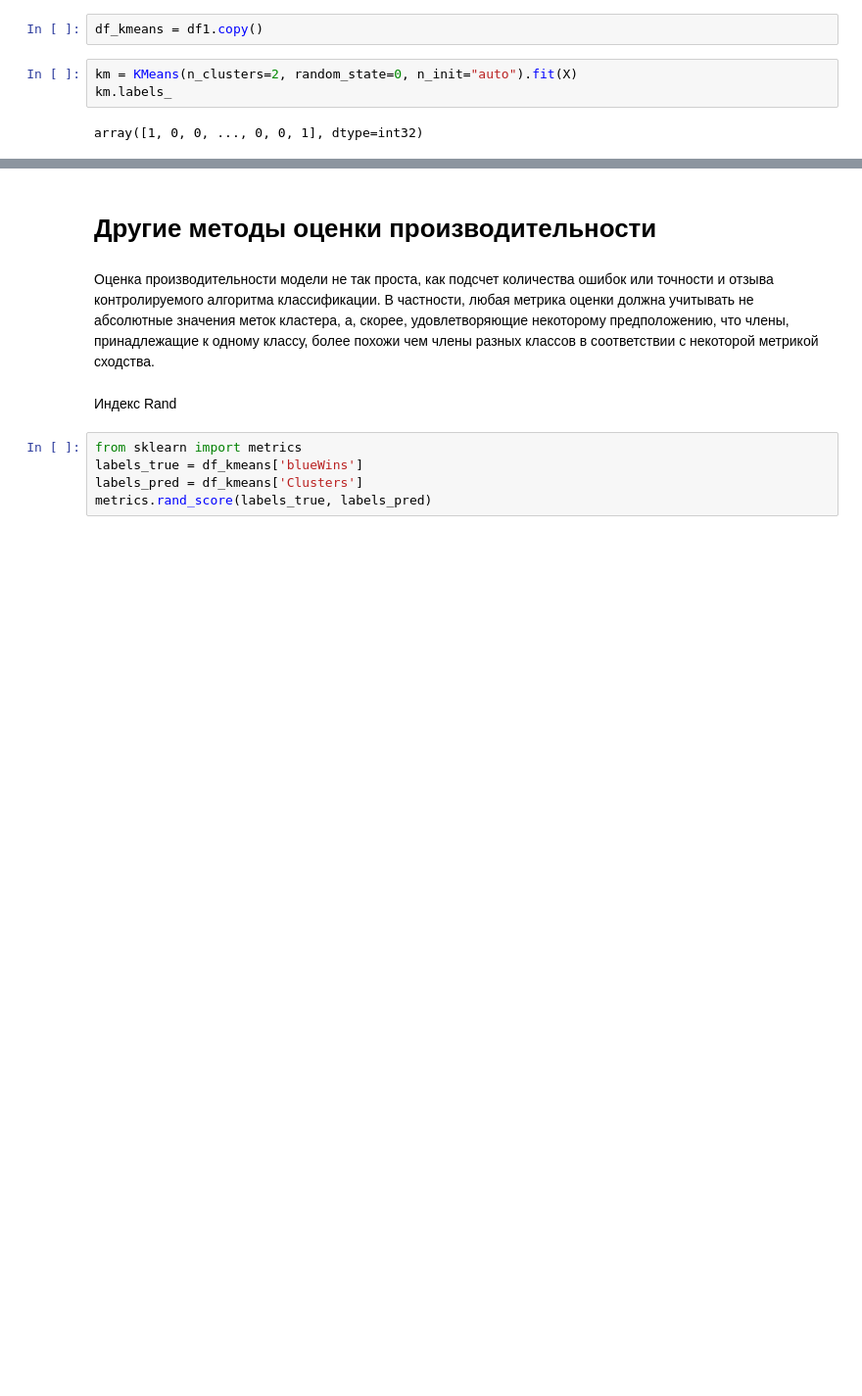
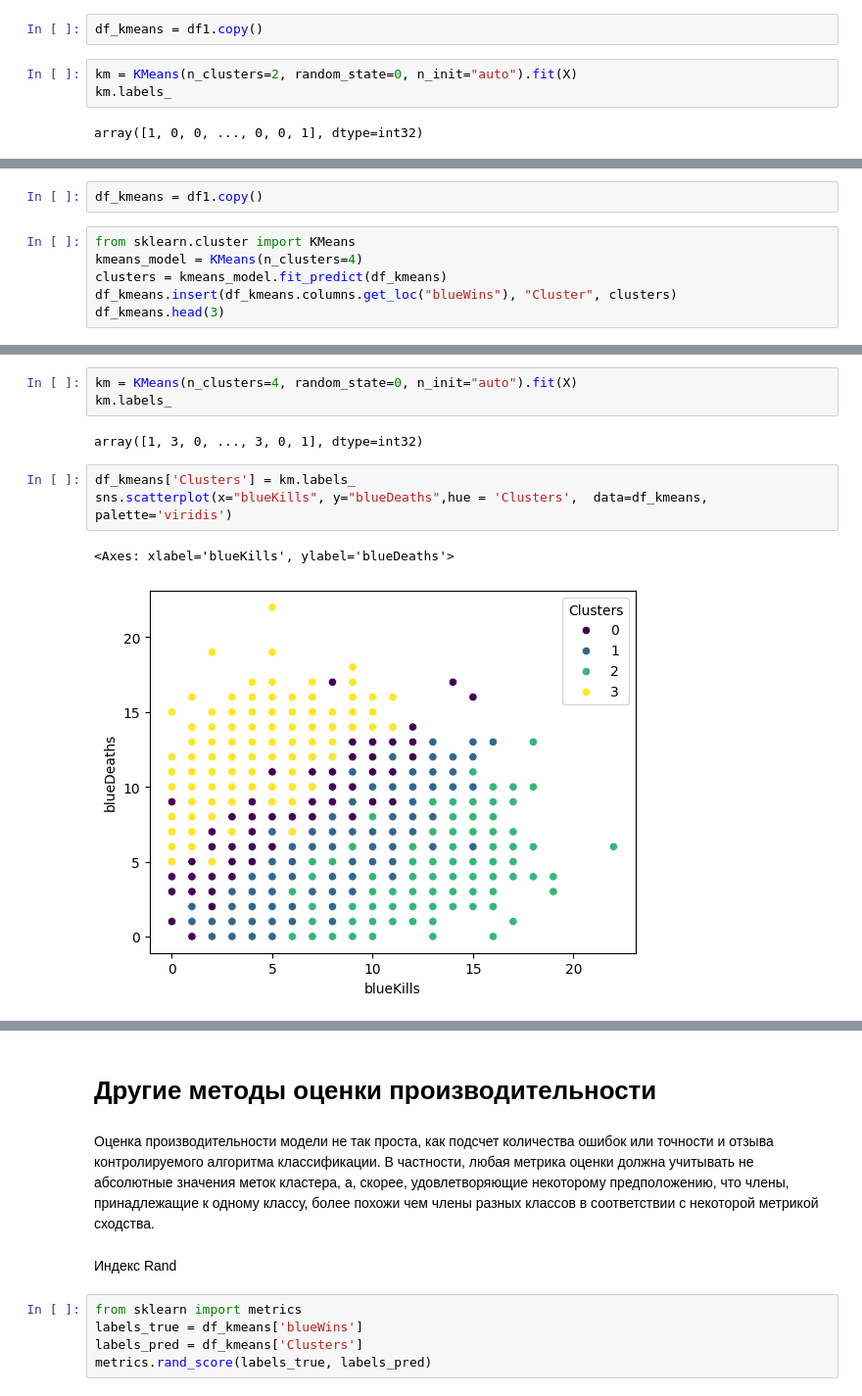
Before and after one commit to vn322/Cod_future, a Jupyter notebook: Метод_k_средних.ipynb, the cells around one changed output, grey strips where cells are left out. Shown at 98% size. Cells and saved outputs as stored; diff of their text form; blank space fills up the shorter version.

```diff
--- a/Метод_k_средних.ipynb
+++ b/Метод_k_средних.ipynb
@@ -322,0 +323,8 @@ sns.scatterplot(x="blueKills", y="blueDeaths",hue = 'Clusters',  data=df_kmeans,
+# %%
+df_kmeans = df1.copy()
+# %%
+from sklearn.cluster import KMeans
+kmeans_model = KMeans(n_clusters=4)
+clusters = kmeans_model.fit_predict(df_kmeans)
+df_kmeans.insert(df_kmeans.columns.get_loc("blueWins"), "Cluster", clusters)
+df_kmeans.head(3)
@@ -322,0 +337,11 @@ sns.scatterplot(x="blueKills", y="blueDeaths",hue = 'Clusters',  data=df_kmeans,
+# %%
+km = KMeans(n_clusters=4, random_state=0, n_init="auto").fit(X)
+km.labels_
+# %% [output]
+array([1, 3, 0, ..., 3, 0, 1], dtype=int32)
+# %%
+df_kmeans['Clusters'] = km.labels_
+sns.scatterplot(x="blueKills", y="blueDeaths",hue = 'Clusters',  data=df_kmeans, palette='viridis')
+# %% [output]
+<Axes: xlabel='blueKills', ylabel='blueDeaths'>
+[figure, added]
```
Also changed, not shown: parts of 18 cells of this notebook.
